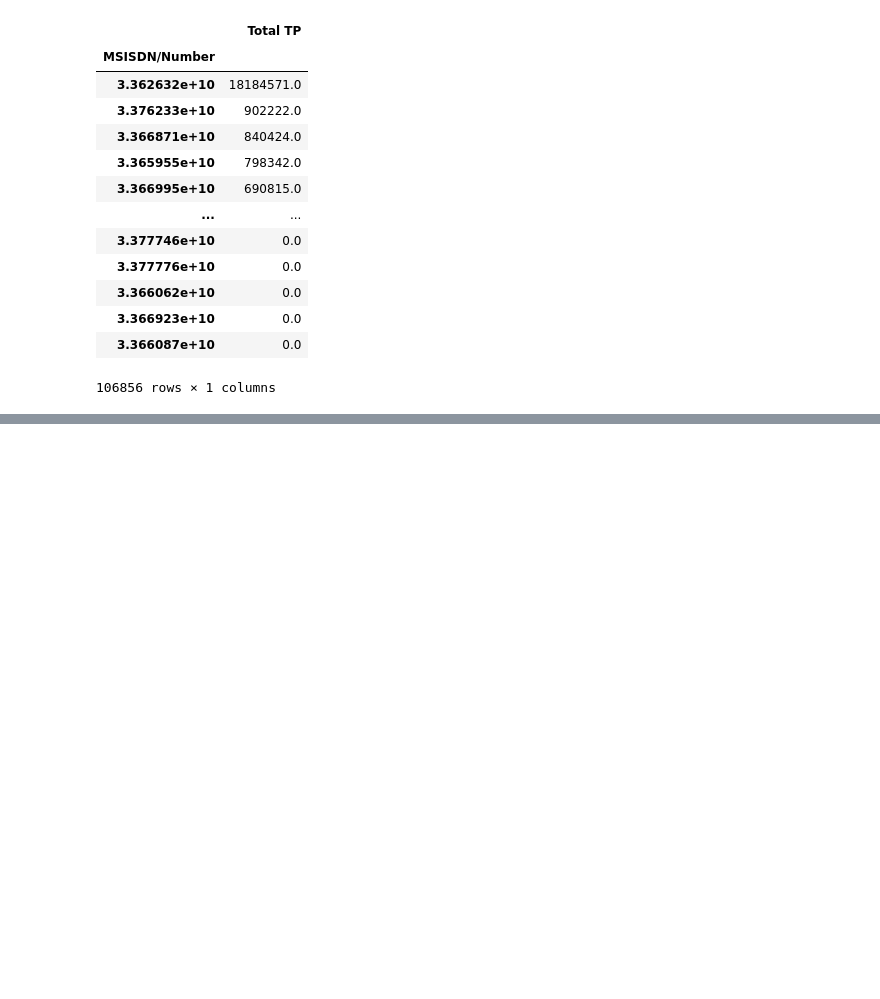
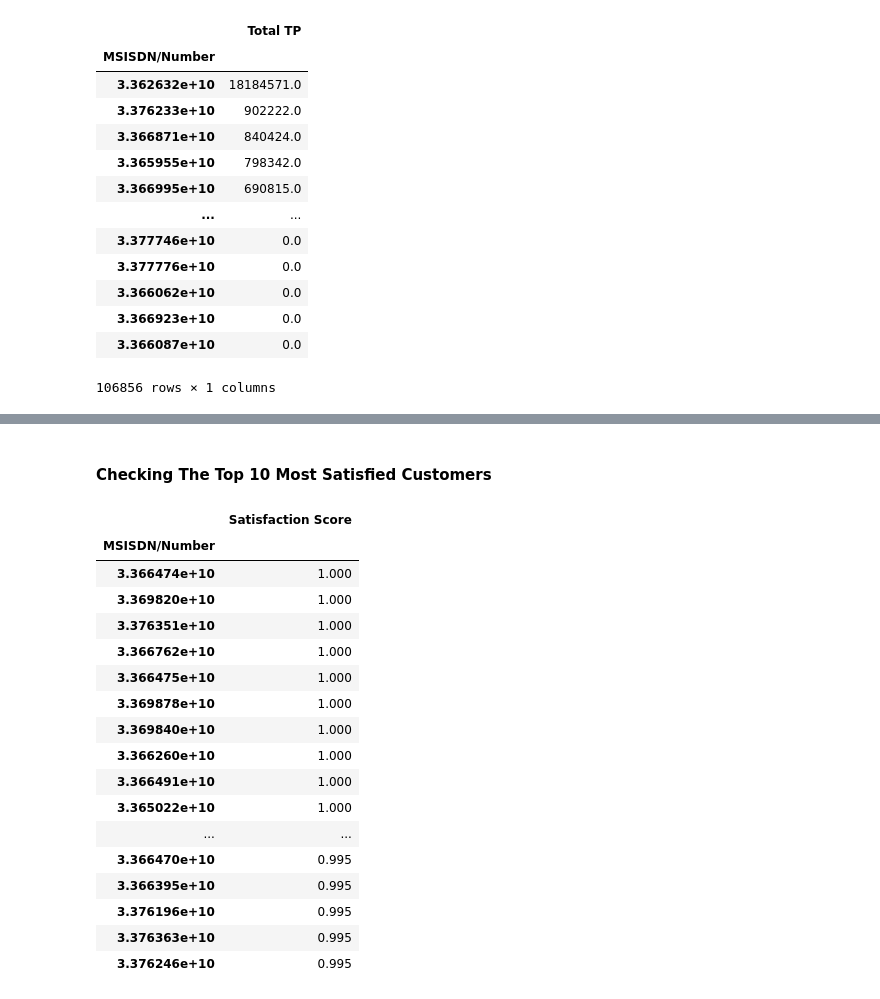
Before and after one commit to KutashiMA/Telecom_User_Analytics, a Jupyter notebook: User_Analytics.ipynb, the cells around one changed output, grey strips where cells are left out. Saved outputs shown, nothing was run; the diff lists cells and outputs as text; code cells hidden in the pictures; blank space fills up the shorter version.

```diff
--- a/User_Analytics.ipynb
+++ b/User_Analytics.ipynb
@@ -1830,0 +1928,23 @@ experience_metrics.head()
+# %% [markdown]
+#### Checking The Top 10 Most Satisfied Customers
+# %%
+final_df[['Satisfaction Score']].sort_values(by='Satisfaction Score', ascending=False).iloc[:10,:]
+# %% [output]
+|  | Satisfaction Score |
+| MSISDN/Number |  |
+| 3.366474e+10 | 1.000 |
+| 3.369820e+10 | 1.000 |
+| 3.376351e+10 | 1.000 |
+| 3.366762e+10 | 1.000 |
+| 3.366475e+10 | 1.000 |
+| 3.369878e+10 | 1.000 |
+| 3.369840e+10 | 1.000 |
+| 3.366260e+10 | 1.000 |
+| 3.366491e+10 | 1.000 |
+| 3.365022e+10 | 1.000 |
+| ... | ... |
+| 3.366470e+10 | 0.995 |
+| 3.366395e+10 | 0.995 |
+| 3.376196e+10 | 0.995 |
+| 3.376363e+10 | 0.995 |
+| 3.376246e+10 | 0.995 |
```
Also changed, not shown: parts of 25 cells of this notebook.
